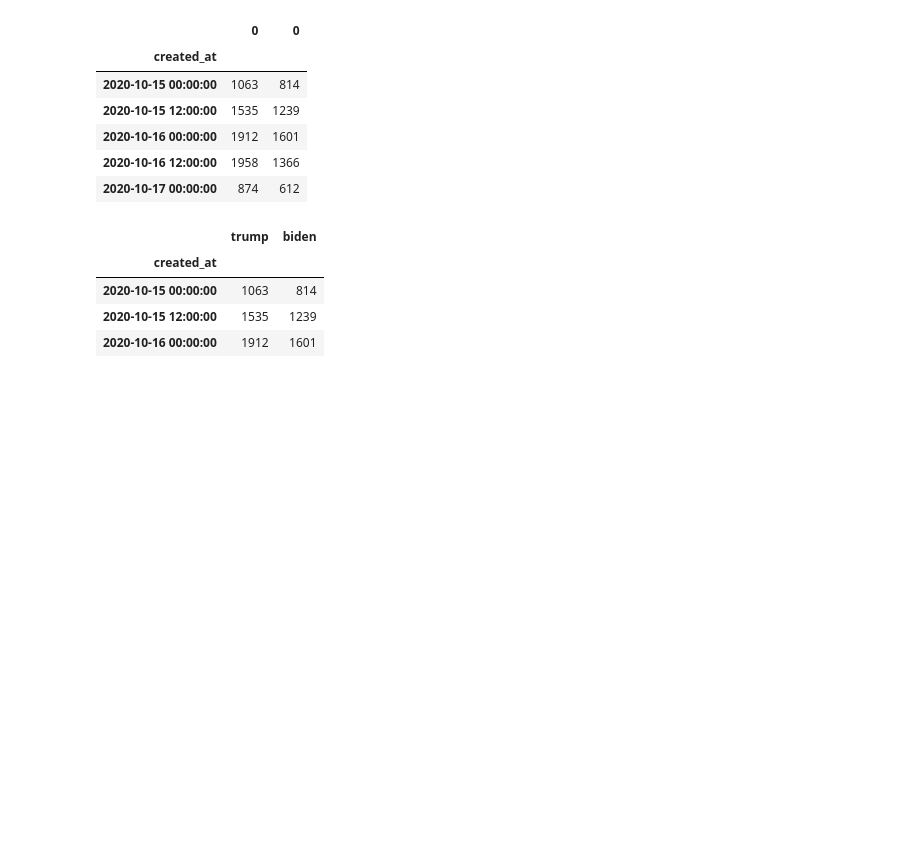
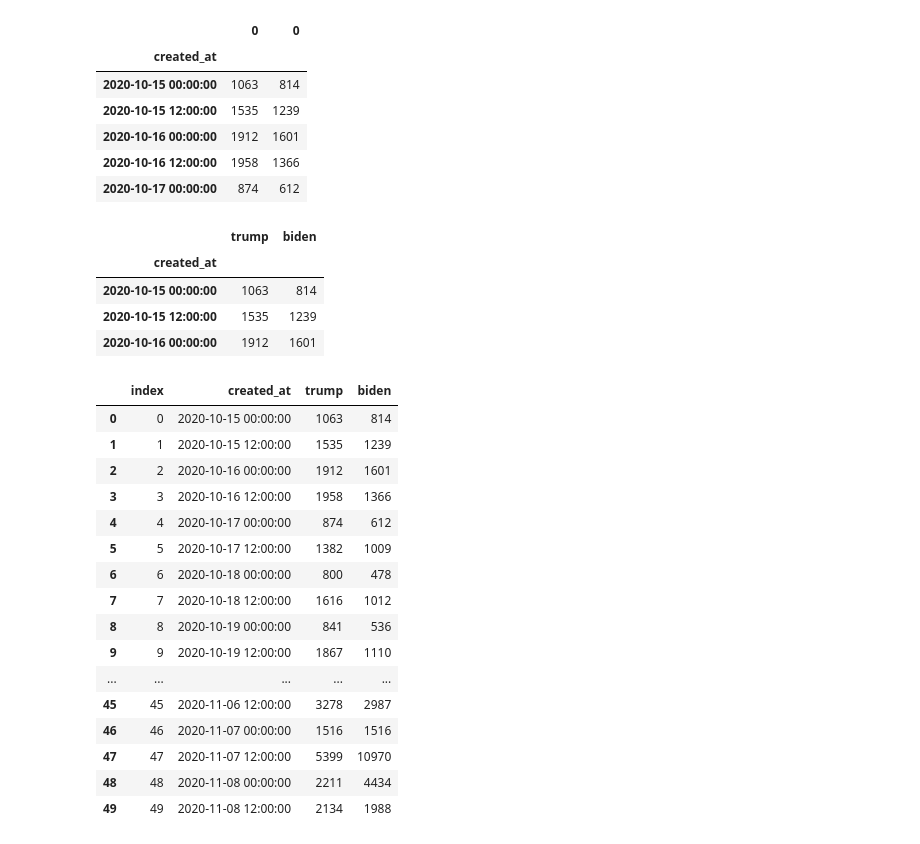
Before and after one commit to olivedisaster/Project-2, a Jupyter notebook: write_data.ipynb, the cells around one changed output. Saved outputs shown, nothing was run; the diff lists cells and outputs as text; code cells hidden in the pictures; blank space fills up the shorter version.

```diff
--- a/write_data.ipynb
+++ b/write_data.ipynb
@@ -506,3 +568,23 @@ combined_df.head(3)
 | 2020-10-15 00:00:00 | 1063 | 814 |
 | 2020-10-15 12:00:00 | 1535 | 1239 |
 | 2020-10-16 00:00:00 | 1912 | 1601 |
+# %%
+combined_df.reset_index(inplace=True)
+# %% [output]
+|  | index | created_at | trump | biden |
+| 0 | 0 | 2020-10-15 00:00:00 | 1063 | 814 |
+| 1 | 1 | 2020-10-15 12:00:00 | 1535 | 1239 |
+| 2 | 2 | 2020-10-16 00:00:00 | 1912 | 1601 |
+| 3 | 3 | 2020-10-16 12:00:00 | 1958 | 1366 |
+| 4 | 4 | 2020-10-17 00:00:00 | 874 | 612 |
+| 5 | 5 | 2020-10-17 12:00:00 | 1382 | 1009 |
+| 6 | 6 | 2020-10-18 00:00:00 | 800 | 478 |
+| 7 | 7 | 2020-10-18 12:00:00 | 1616 | 1012 |
+| 8 | 8 | 2020-10-19 00:00:00 | 841 | 536 |
+| 9 | 9 | 2020-10-19 12:00:00 | 1867 | 1110 |
+| ... | ... | ... | ... | ... |
+| 45 | 45 | 2020-11-06 12:00:00 | 3278 | 2987 |
+| 46 | 46 | 2020-11-07 00:00:00 | 1516 | 1516 |
+| 47 | 47 | 2020-11-07 12:00:00 | 5399 | 10970 |
+| 48 | 48 | 2020-11-08 00:00:00 | 2211 | 4434 |
+| 49 | 49 | 2020-11-08 12:00:00 | 2134 | 1988 |
```
Also changed, not shown: parts of 11 cells of this notebook, 1 other file.
